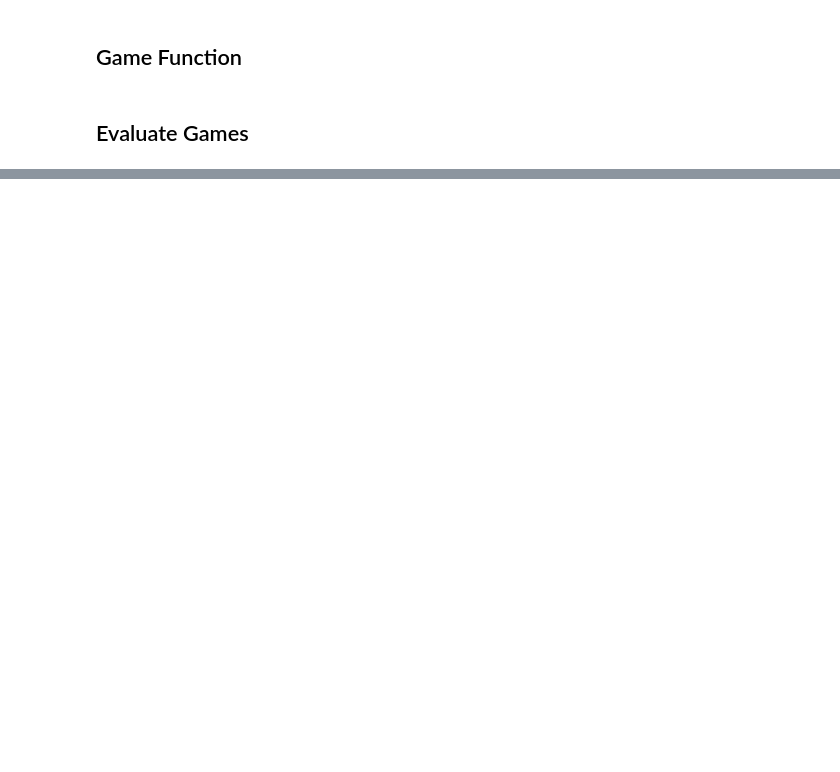
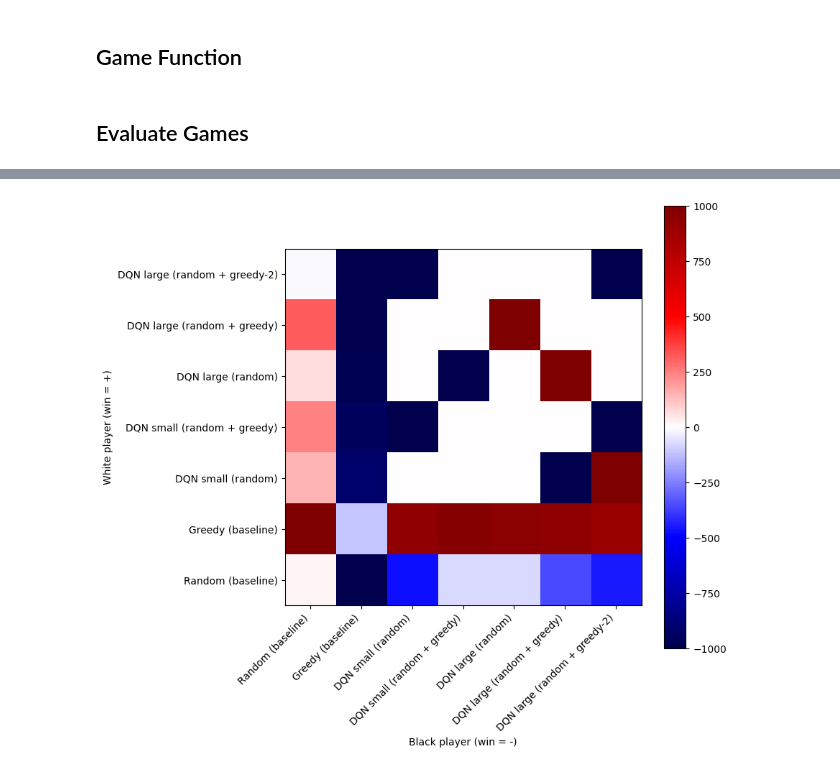
Before and after one commit to FlorSanders/can_chess_with_hexagons_rl, a Jupyter notebook: evaluate_engines.ipynb, the cells around one changed output, grey strips where cells are left out. Saved outputs shown, nothing was run; the diff lists cells and outputs as text; code cells hidden in the pictures; blank space fills up the shorter version.

```diff
--- a/evaluate_engines.ipynb
+++ b/evaluate_engines.ipynb
@@ -245,0 +260,4 @@ ___GAMES DRAW___
+# %%
+print("___NET WINS___")
+net_wins_df = games_won_df - games_lost_df
+net_wins_df
@@ -255,0 +287,17 @@ __NR OF MOVES__
+# %%
+net_wins = net_wins_df.to_numpy()
+white_model_names = net_wins_df.columns.to_numpy()
+black_model_names = net_wins_df.index.to_numpy()
+# %%
+fig, ax = plt.subplots(figsize=(8, 8))
+img = ax.imshow(net_wins, cmap="seismic", interpolation="none", origin="lower", vmin=-1000, vmax=1000)
+fig.colorbar(img, ax=ax)
+ax.set_xticks(np.arange(len(white_model_names)))
+ax.set_xticklabels(white_model_names, rotation=45, horizontalalignment="right")
+ax.set_yticks(np.arange(len(black_model_names)))
+ax.set_yticklabels(black_model_names, rotation=0, horizontalalignment="right")
+ax.set_ylabel("White player (win = +)")
+ax.set_xlabel("Black player (win = -)")
+plt.show()
+# %% [output]
+[figure, added]
```
Also changed, not shown: parts of 13 cells of this notebook, 57 other files.
